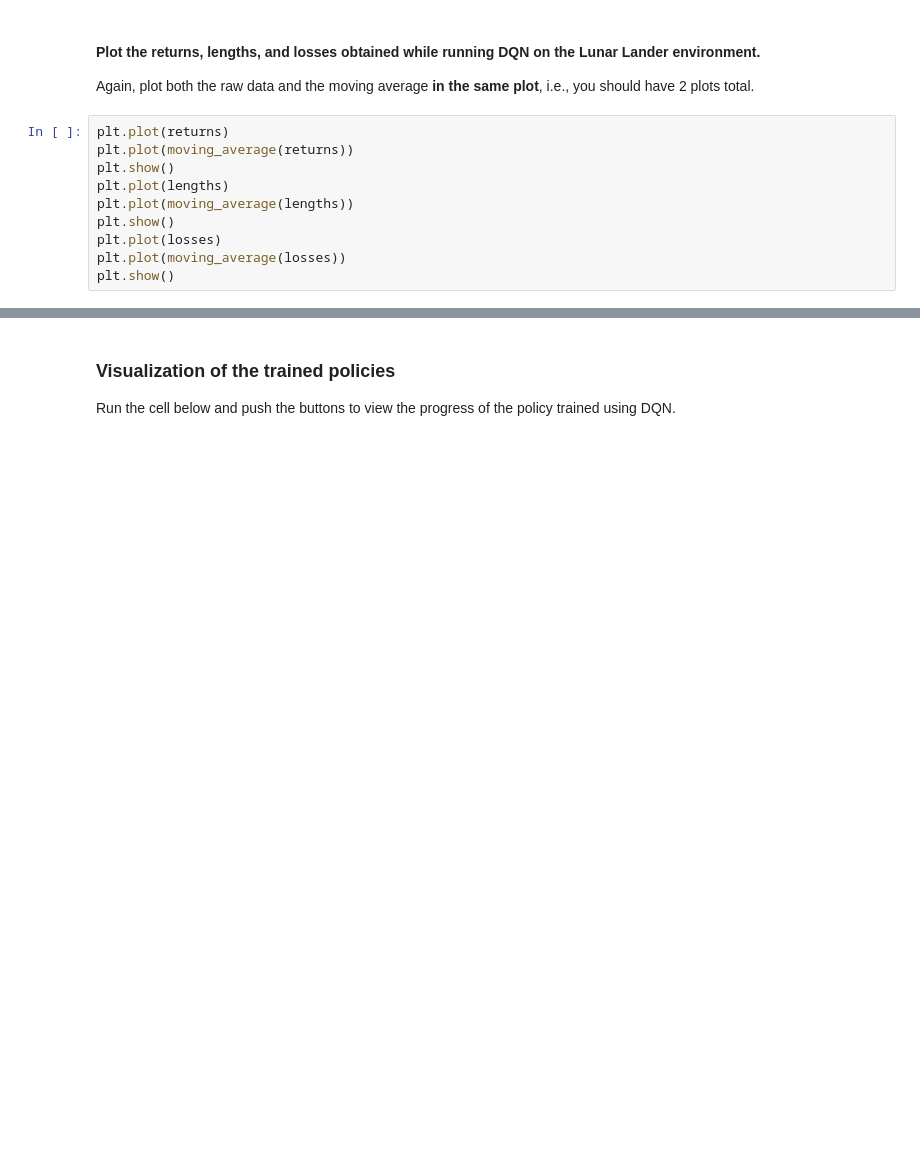
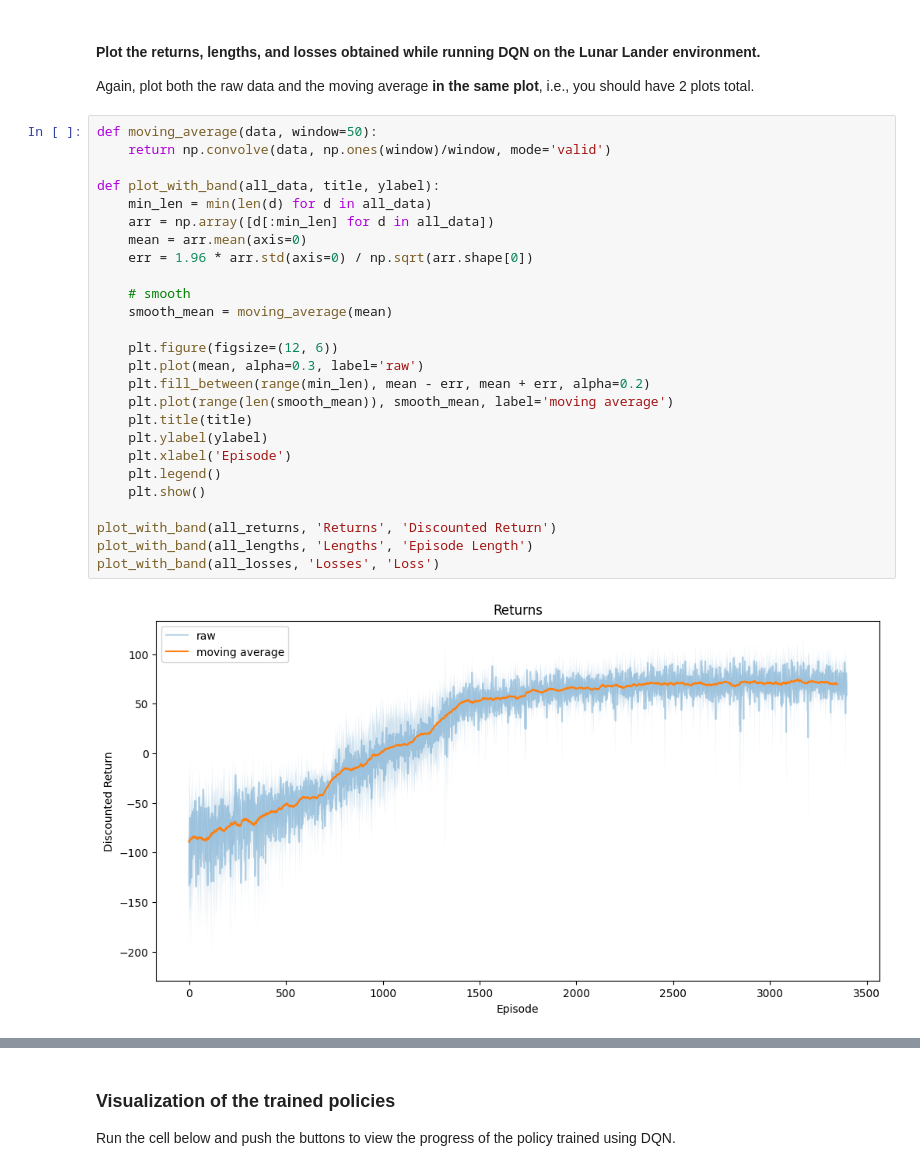
Before and after one commit to coltrho24/CS5180-Reinforcement-Learning, a Jupyter notebook: ex7/ex7_26spring.ipynb, the cells around one changed output, grey strips where cells are left out. Drawn from its saved outputs; the diff is of its cells as text; blank space fills up the shorter version.

```diff
--- a/ex7/ex7_26spring.ipynb
+++ b/ex7/ex7_26spring.ipynb
@@ -1569,13 +1667,31 @@ torch.save(checkpoint, f'checkpoint_{env.spec.id}.pt')
 #### Plot the returns, lengths, and losses obtained while running DQN on the Lunar Lander environment.
 
 Again, plot both the raw data and the moving average **in the same plot**, i.e., you should have 2 plots total.
-# %%
-plt.plot(returns)
-plt.plot(moving_average(returns))
-plt.show()
-plt.plot(lengths)
-plt.plot(moving_average(lengths))
-plt.show()
-plt.plot(losses)
-plt.plot(moving_average(losses))
-plt.show()
+# %%
+def moving_average(data, window=50):
+    return np.convolve(data, np.ones(window)/window, mode='valid')
+
+def plot_with_band(all_data, title, ylabel):
+    min_len = min(len(d) for d in all_data)
+    arr = np.array([d[:min_len] for d in all_data])
+    mean = arr.mean(axis=0)
+    err = 1.96 * arr.std(axis=0) / np.sqrt(arr.shape[0])
+
+    # smooth
+    smooth_mean = moving_average(mean)
+
+    plt.figure(figsize=(12, 6))
+    plt.plot(mean, alpha=0.3, label='raw')
+    plt.fill_between(range(min_len), mean - err, mean + err, alpha=0.2)
+    plt.plot(range(len(smooth_mean)), smooth_mean, label='moving average')
+    plt.title(title)
+    plt.ylabel(ylabel)
+    plt.xlabel('Episode')
+    plt.legend()
+    plt.show()
+
+plot_with_band(all_returns, 'Returns', 'Discounted Return')
+plot_with_band(all_lengths, 'Lengths', 'Episode Length')
+plot_with_band(all_losses, 'Losses', 'Loss')
+# %% [output]
+[figure, added]
```
Also changed, not shown: parts of 23 cells of this notebook, 3 other files.
